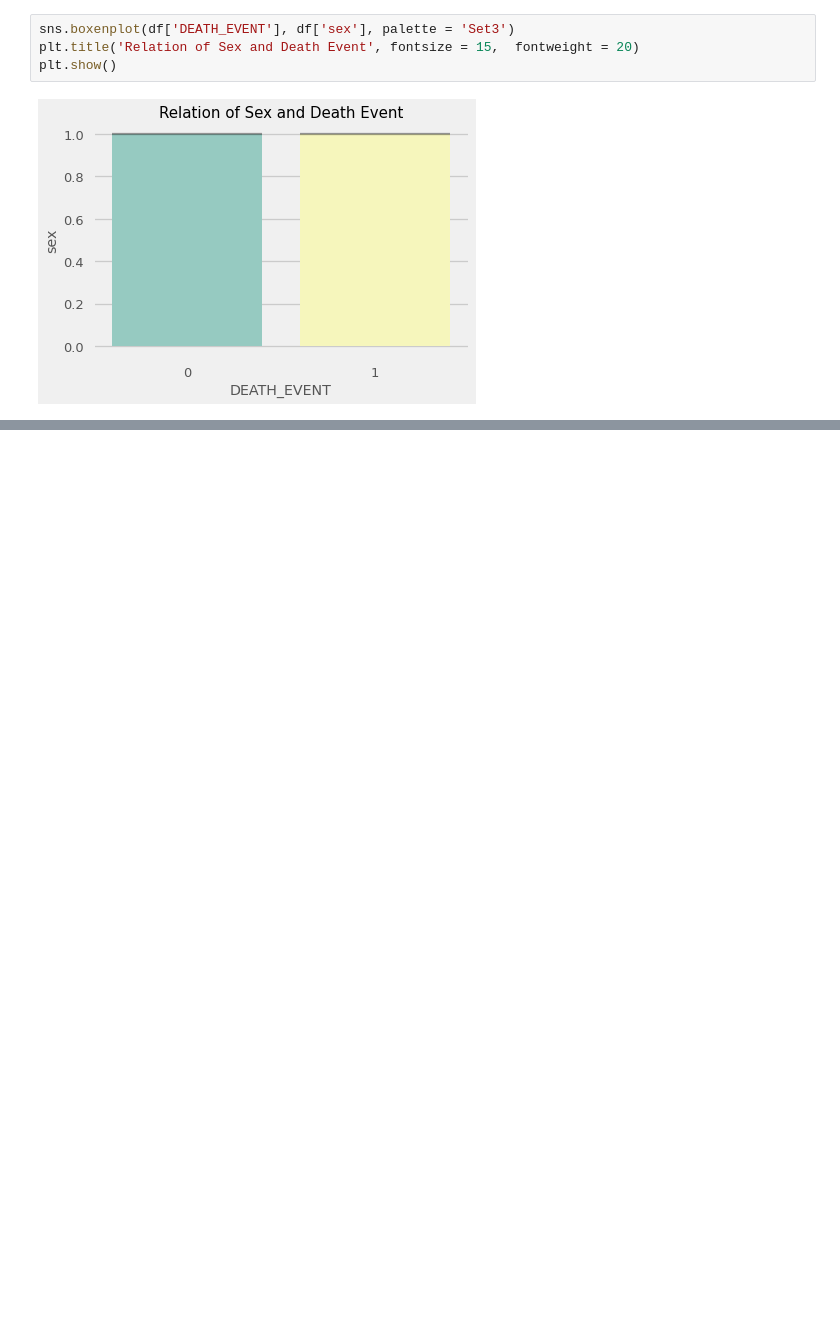
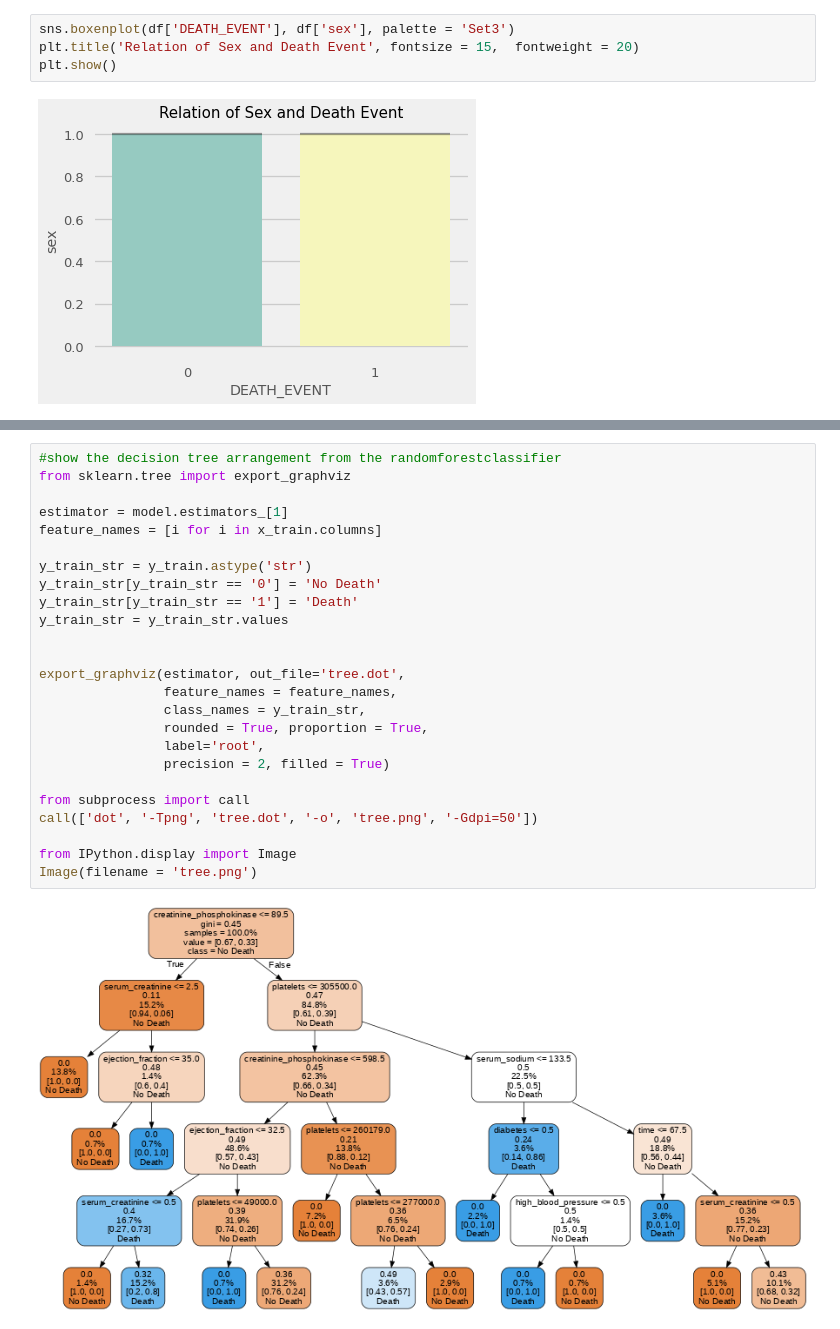
Before and after one commit to tyceaddley/Heart_Failure_Analysis, a Jupyter notebook: Heart_Disease.ipynb, the cells around one changed output, grey strips where cells are left out. Cells and saved outputs as stored; diff of their text form; blank space fills up the shorter version.

```diff
--- a/Heart_Disease.ipynb
+++ b/Heart_Disease.ipynb
@@ -159,0 +268,27 @@ plt.show()
+# %%
+#show the decision tree arrangement from the randomforestclassifier
+from sklearn.tree import export_graphviz
+
+estimator = model.estimators_[1]
+feature_names = [i for i in x_train.columns]
+
+y_train_str = y_train.astype('str')
+y_train_str[y_train_str == '0'] = 'No Death'
+y_train_str[y_train_str == '1'] = 'Death'
+y_train_str = y_train_str.values
+
+
+export_graphviz(estimator, out_file='tree.dot',
+                feature_names = feature_names,
+                class_names = y_train_str,
+                rounded = True, proportion = True,
+                label='root',
+                precision = 2, filled = True)
+
+from subprocess import call
+call(['dot', '-Tpng', 'tree.dot', '-o', 'tree.png', '-Gdpi=50'])
+
+from IPython.display import Image
+Image(filename = 'tree.png')
+# %% [output]
+[figure, added]
```
Also changed, not shown: parts of 16 cells of this notebook.
